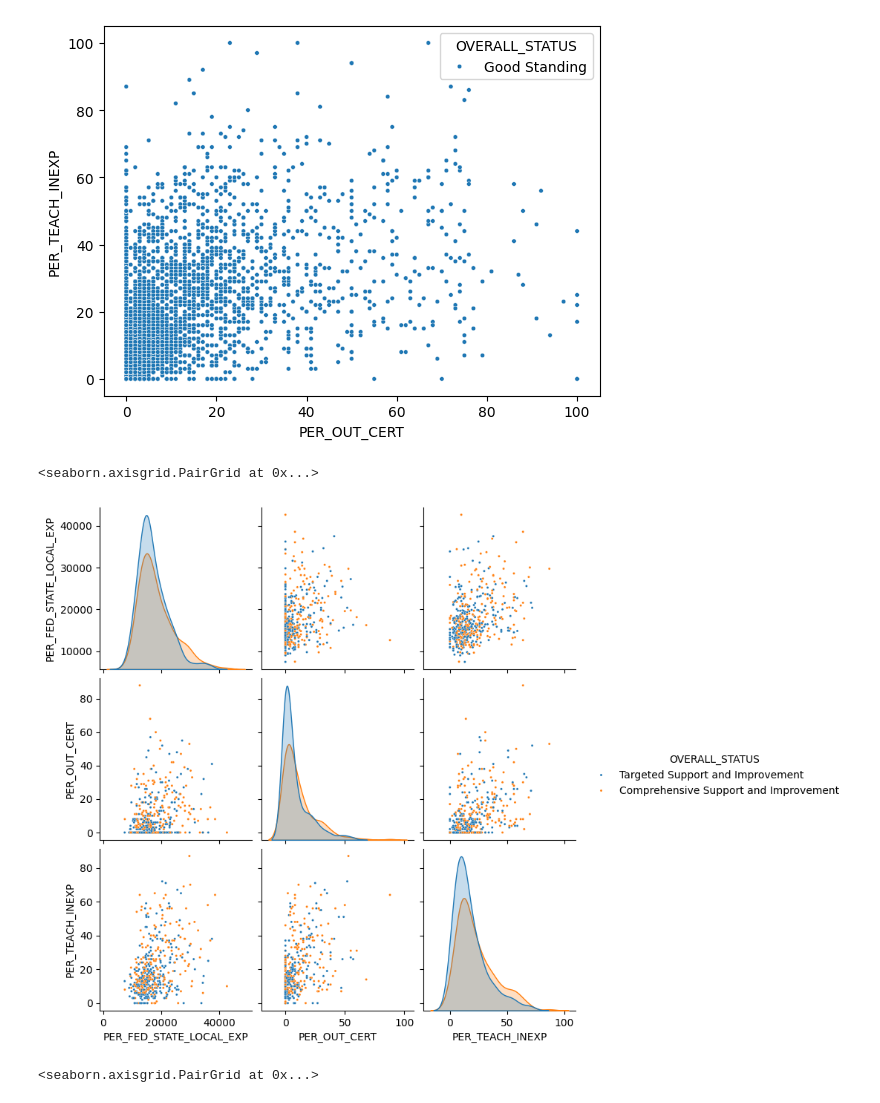
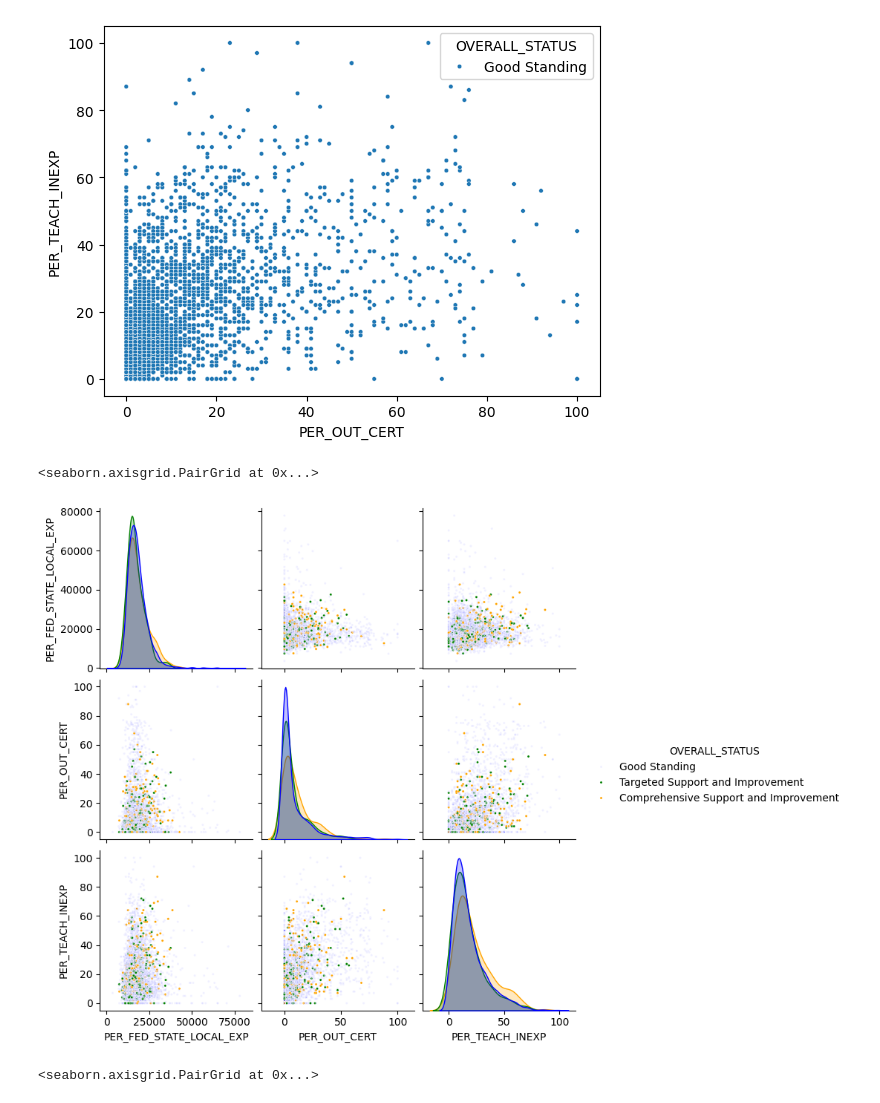
Before and after one commit to Finer-Things/2023_Erdos_Institute_Bootcamp_Education, a Jupyter notebook: EDA/data_visualizations.ipynb, the cells around one changed output. Drawn from its saved outputs; the diff is of its cells as text; code cells hidden in the pictures.

Commit message:
Better Pairplots

```diff
--- a/EDA/data_visualizations.ipynb
+++ b/EDA/data_visualizations.ipynb
@@ -83,15 +83,23 @@ sns.scatterplot(data=df.loc[(df['OVERALL_STATUS'] == "Good Standing") | (df['OVE
 <Axes: xlabel='PER_OUT_CERT', ylabel='PER_TEACH_INEXP'>
 [figure]
 # %%
-sns.pairplot(df.loc[df['OVERALL_STATUS'] != "Good Standing"],
+col_palette = {
+    "Good Standing": ("blue", .06),
+    "Comprehensive Support and Improvement": ("orange", 1),
+    "Targeted Support and Improvement": ("green", 1)
+}
+sns.pairplot(df,
              x_vars=["PER_FED_STATE_LOCAL_EXP", "PER_OUT_CERT", "PER_TEACH_INEXP"],
              y_vars=["PER_FED_STATE_LOCAL_EXP", "PER_OUT_CERT", "PER_TEACH_INEXP"],
              hue="OVERALL_STATUS",
-             plot_kws={"s": 5}
+             palette=col_palette,
+             plot_kws={"s": 5},
+             diag_kws={"common_norm": False}
+            #  kind="hex",
              )
 # %% [output]
 <seaborn.axisgrid.PairGrid at 0x...>
-[figure, old version]
+[figure, new version]
 # %%
 sns.pairplot(df.loc[df['OVERALL_STATUS'] == "Good Standing"],
              x_vars=["PER_FED_STATE_LOCAL_EXP", "PER_OUT_CERT", "PER_TEACH_INEXP"],
```
Also changed, not shown: 2 other files.
